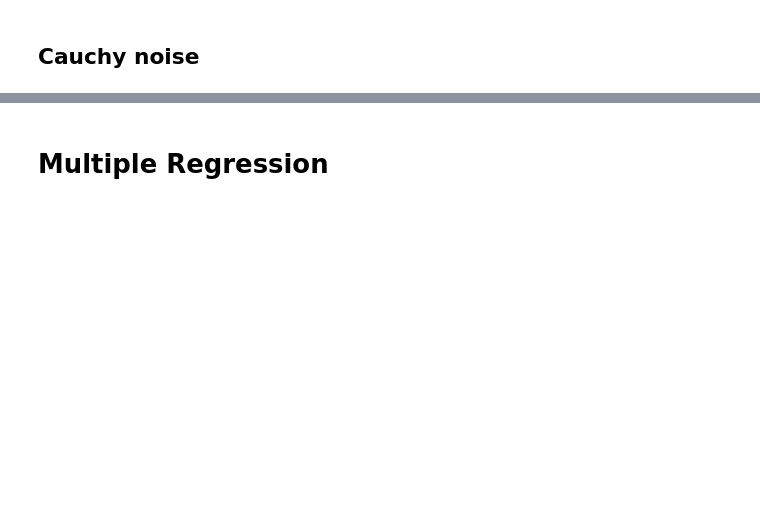
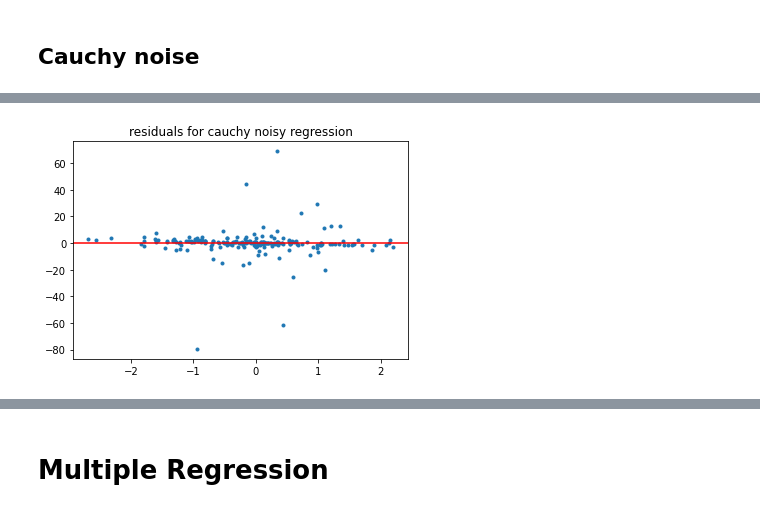
Before and after one commit to PIDAMI/math_statistics, a Jupyter notebook: task3/task3.ipynb, the cells around one changed output, grey strips where cells are left out. Cells and saved outputs as stored; diff of their text form; code cells hidden in the pictures; blank space fills up the shorter version.

```diff
--- a/task3/task3.ipynb
+++ b/task3/task3.ipynb
@@ -239 +257,8 @@ plt.show()
+# %%
+plt.plot(x, y_cauchy - regr_cauchy.intercept - regr_cauchy.slope*x, '.')
+plt.axhline(0, color='red')
+plt.title("residuals for cauchy noisy regression")
+plt.show()
+# %% [output]
+[figure, added]
 # %%
```
Also changed, not shown: parts of 15 cells of this notebook.
